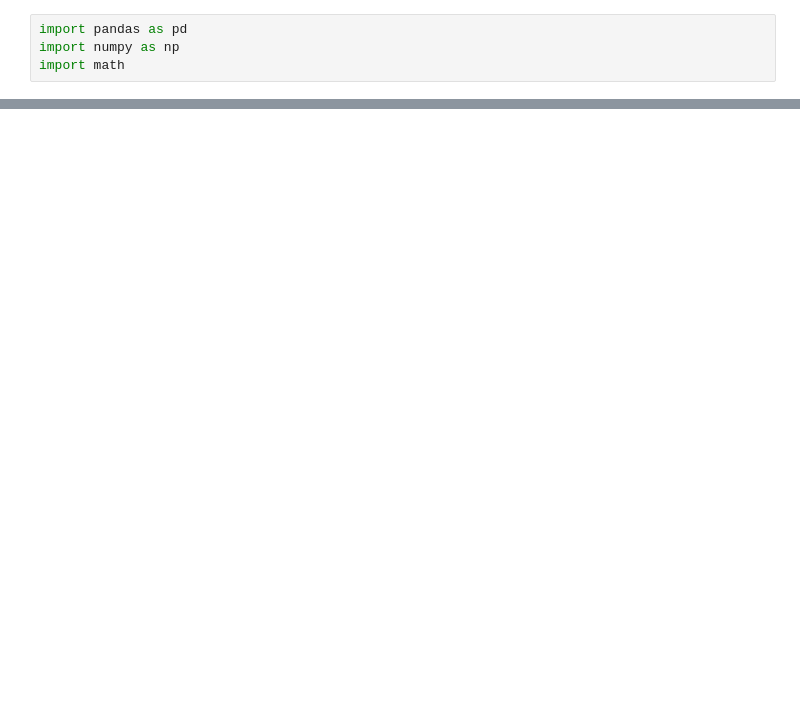
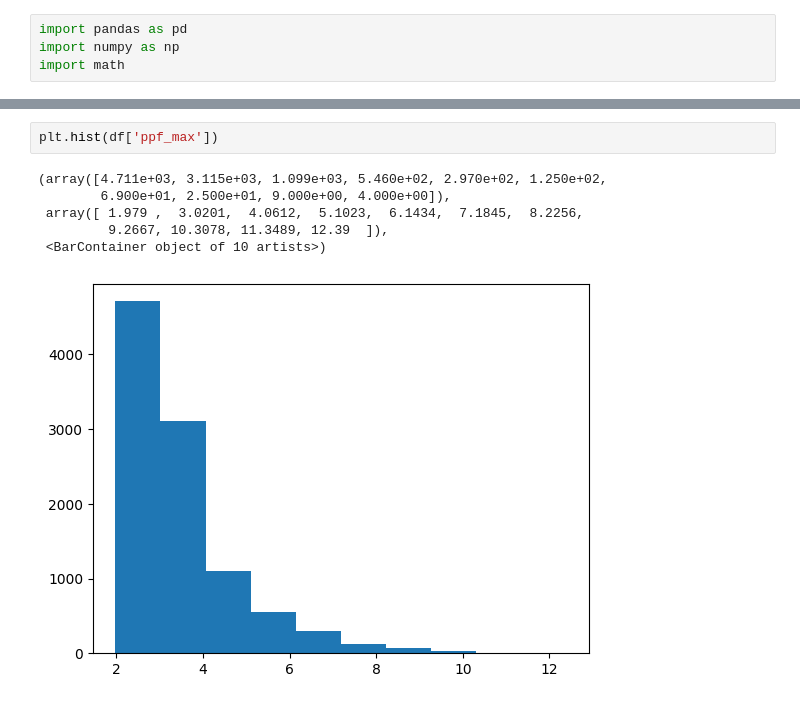
Before and after one commit to PatBoj/PARCSANN_v2, a Jupyter notebook: notebooks/test.ipynb, the cells around one changed output, grey strips where cells are left out. Cells and saved outputs as stored; diff of their text form; blank space fills up the shorter version.

```diff
--- a/notebooks/test.ipynb
+++ b/notebooks/test.ipynb
@@ -25,0 +45,9 @@ rmse.sort_values(by='rmse')
+# %%
+plt.hist(df['ppf_max'])
+# %% [output]
+(array([4.711e+03, 3.115e+03, 1.099e+03, 5.460e+02, 2.970e+02, 1.250e+02,
+        6.900e+01, 2.500e+01, 9.000e+00, 4.000e+00]),
+ array([ 1.979 ,  3.0201,  4.0612,  5.1023,  6.1434,  7.1845,  8.2256,
+         9.2667, 10.3078, 11.3489, 12.39  ]),
+ <BarContainer object of 10 artists>)
+[figure, added]
```
Also changed, not shown: parts of 5 cells of this notebook, 23 other files.
